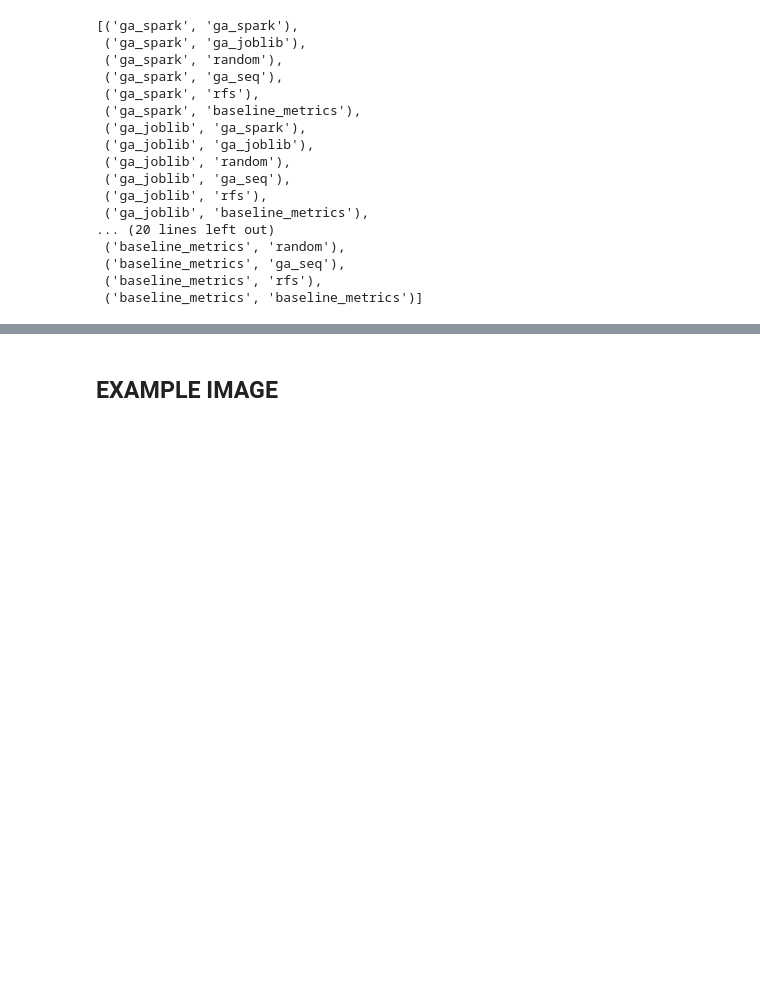
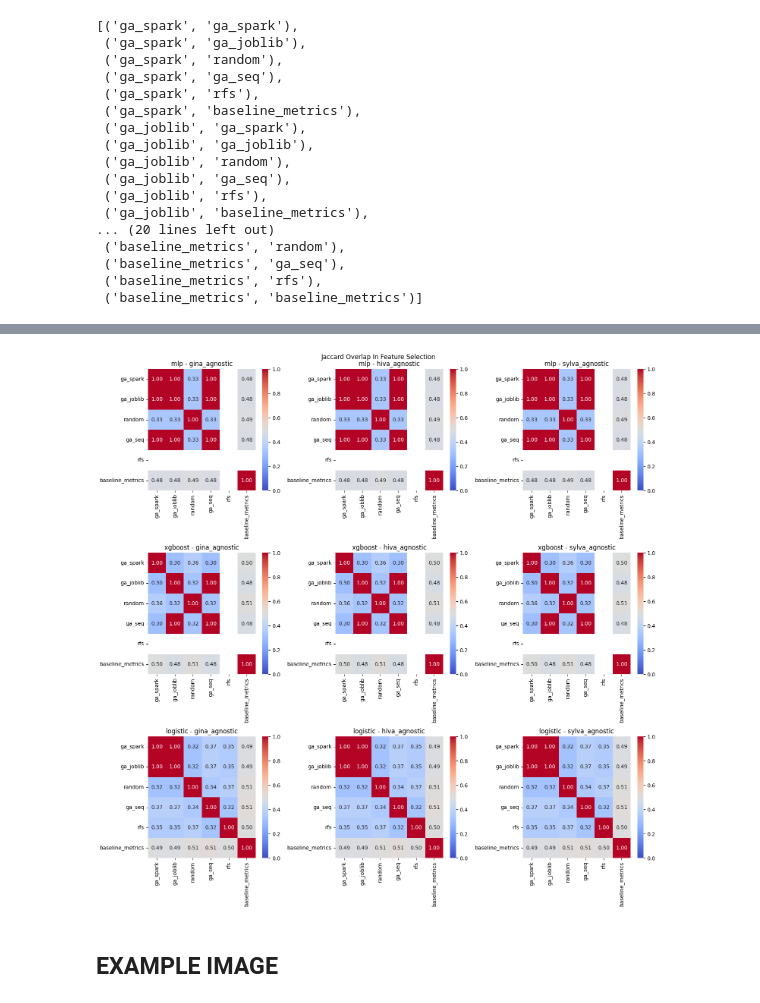
Before and after one commit to nishanthmarer/Genetic_Algorithm_Parallelize, a Jupyter notebook: Compile Results.ipynb, the cells around one changed output, grey strips where cells are left out. Cells and saved outputs as stored; diff of their text form; code cells hidden in the pictures; blank space fills up the shorter version.

```diff
--- a/Compile Results.ipynb
+++ b/Compile Results.ipynb
@@ -274,3 +326,27 @@ feature_jaccard_overlap(df=df_subset,dataset="sylva_agnostic",algorithms=algorit
+# %%
+data = {
+    (model, dataset): feature_jaccard_overlap(df=df_experiment[(df_experiment.model==model)],dataset="sylva_agnostic",algorithms=algorithms)  # Sample data for each combination
+    for model in models
+    for dataset in datasets
+}
+
+# Creating a 3x3 grid of subplots
+fig, axes = plt.subplots(3, 3, figsize=(15, 15))  # 3 rows, 3 columns
+
+# Plotting heatmaps on each subplot
+for i, model in enumerate(models):
+    for j, dataset in enumerate(datasets):
+        sns.heatmap(data[(model, dataset)], ax=axes[i, j], cmap='coolwarm', vmin=0, vmax=1, annot=True, fmt='.2f')
+        axes[i, j].set_title(f'{model} - {dataset}')
+        axes[i, j].set_xlabel('')  # Remove x-axis label for better readability
+        axes[i, j].set_ylabel('')
+
+plt.suptitle("Jaccard Overlap In Feature Selection")
+plt.tight_layout()
+plt.savefig(os.path.join("images","jaccard_overlap.pdf"),dpi=1600)
+plt.show()
+# %% [output]
+[figure, added]
 # %% [markdown]
 ## EXAMPLE IMAGE
 # %%
```
Also changed, not shown: parts of 17 cells of this notebook, 1 other file.
